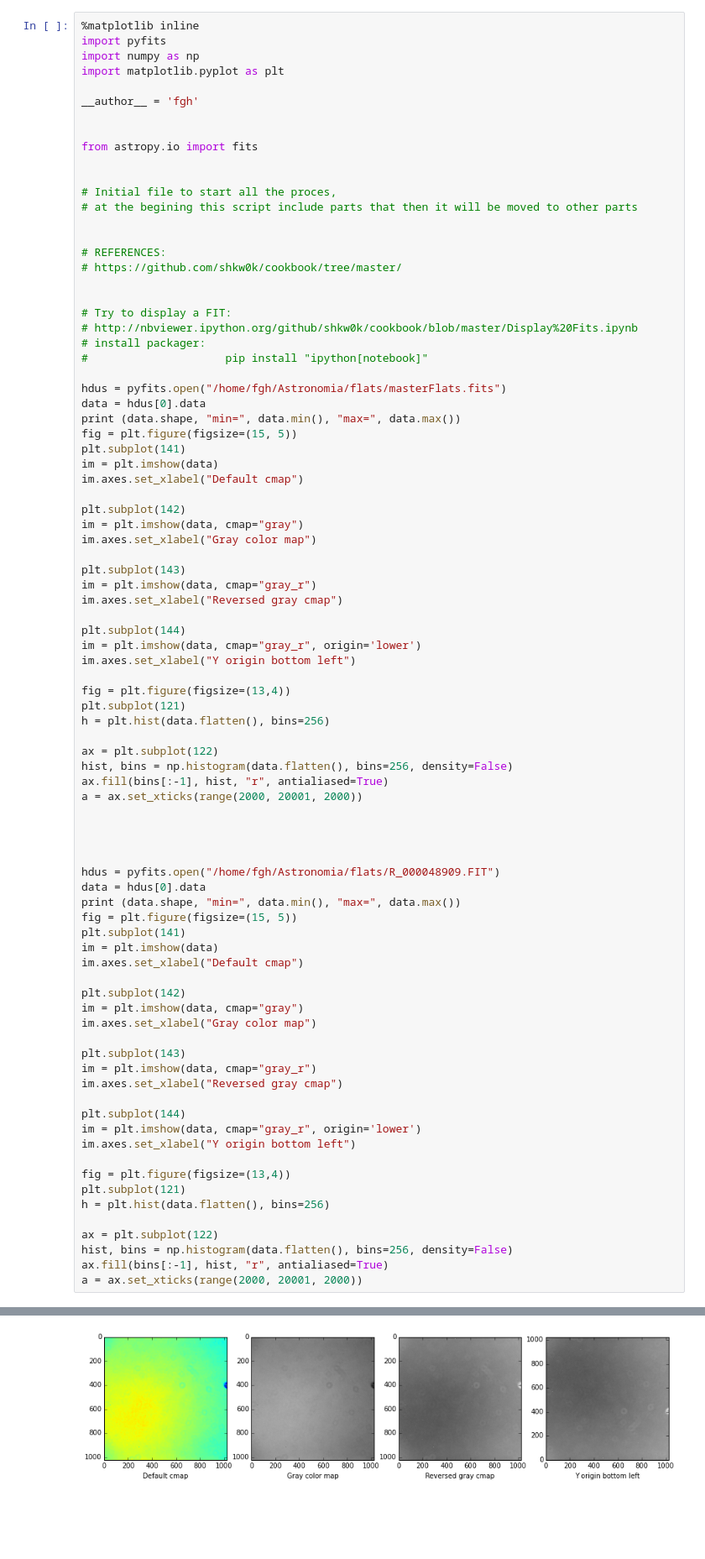
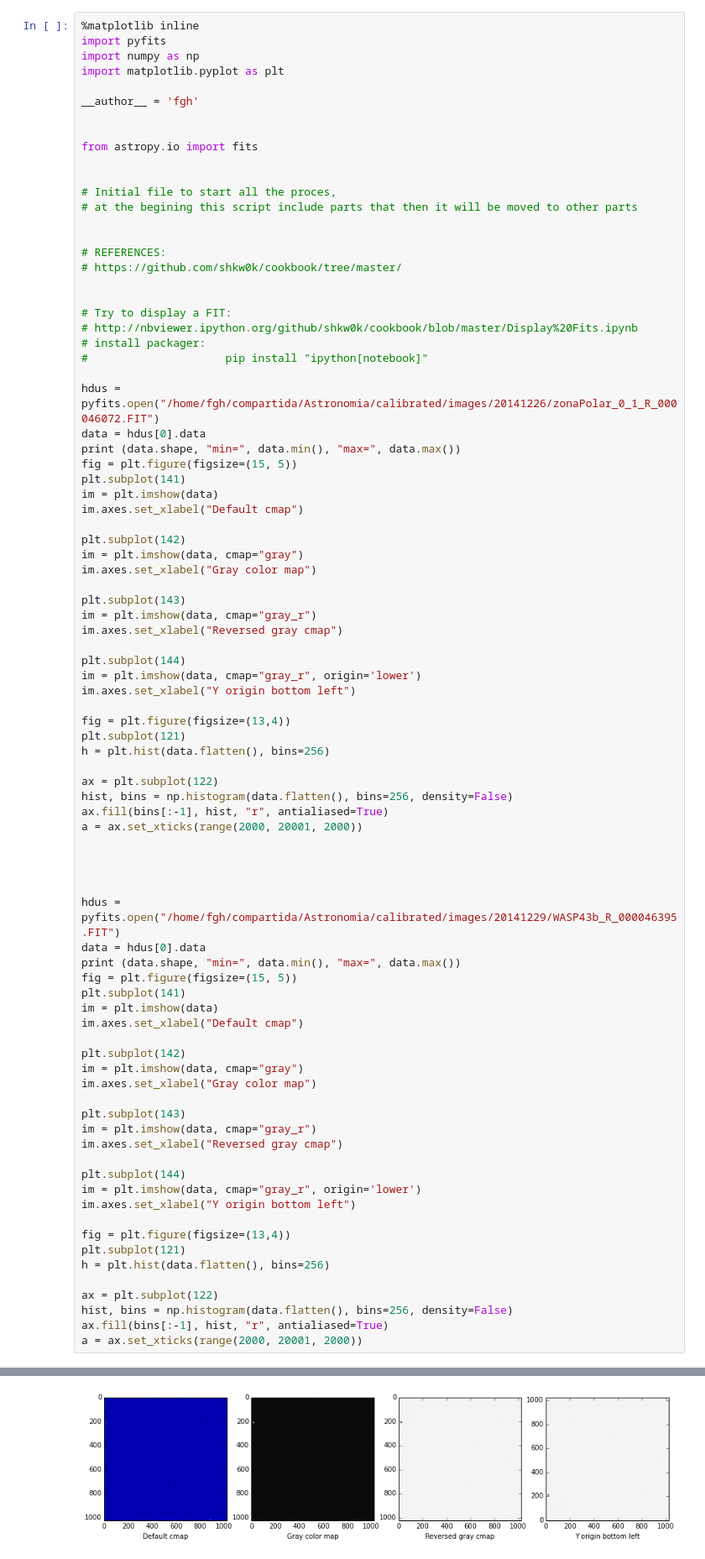
Before and after one commit to altair12/calibrateFITS, a Jupyter notebook: displayFITS.ipynb, the cells around one changed output, grey strips where cells are left out. Shown at 84% size. Saved outputs shown, nothing was run; the diff lists cells and outputs as text; blank space fills up the shorter version.

```diff
--- a/displayFITS.ipynb
+++ b/displayFITS.ipynb
@@ -23,7 +23,7 @@ from astropy.io import fits
 # install packager:
 #                     pip install "ipython[notebook]"
 
-hdus = pyfits.open("/home/fgh/Astronomia/flats/masterFlats.fits")
+hdus = pyfits.open("/home/fgh/compartida/Astronomia/calibrated/images/20141226/zonaPolar_0_1_R_000046072.FIT")
 data = hdus[0].data
 print (data.shape, "min=", data.min(), "max=", data.max())
 fig = plt.figure(figsize=(15, 5))
@@ -55,7 +55,7 @@ a = ax.set_xticks(range(2000, 20001, 2000))
 
 
 
-hdus = pyfits.open("/home/fgh/Astronomia/flats/R_000048909.FIT")
+hdus = pyfits.open("/home/fgh/compartida/Astronomia/calibrated/images/20141229/WASP43b_R_000046395.FIT")
 data = hdus[0].data
 print (data.shape, "min=", data.min(), "max=", data.max())
 fig = plt.figure(figsize=(15, 5))
@@ -89 +89 @@ a = ax.set_xticks(range(2000, 20001, 2000))
-[figure, old version]
+[figure, new version]
```
Also changed, not shown: parts of 1 cell of this notebook, 6 other files.
